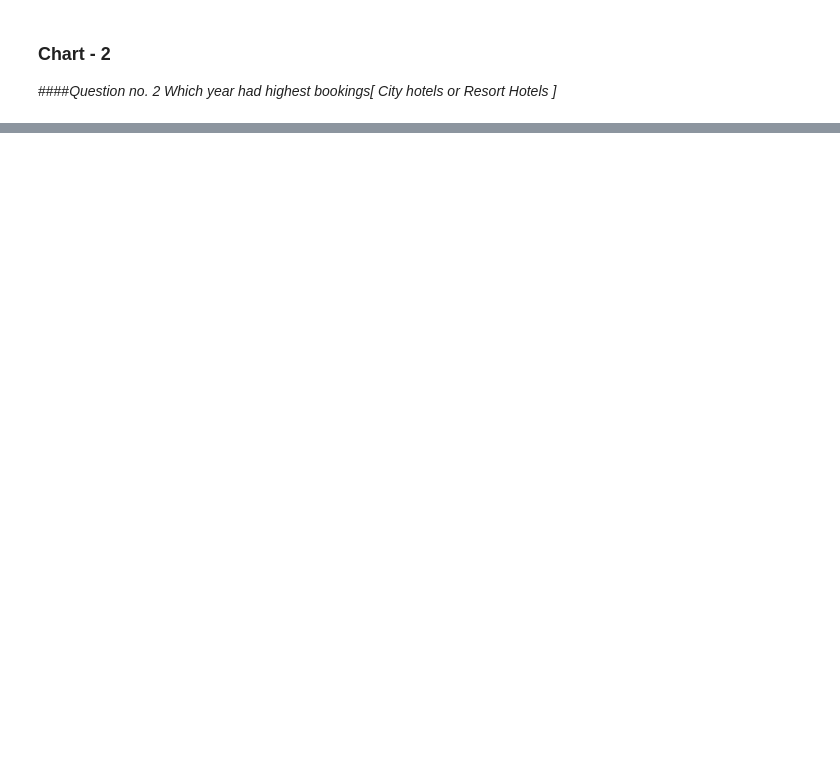
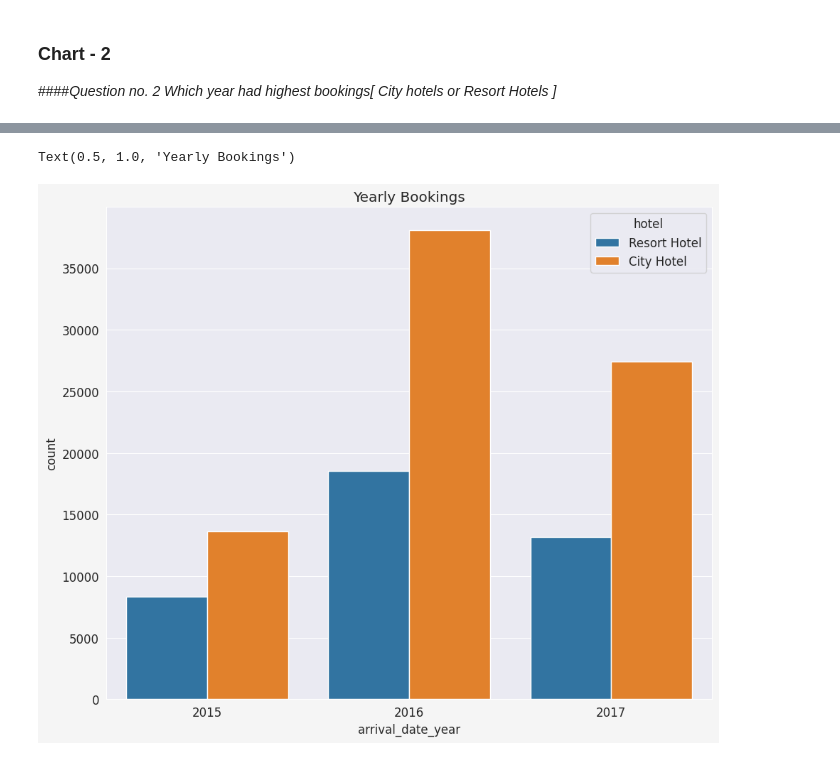
Before and after one commit to vaishnaviPatil1111/Python, a Jupyter notebook: EDA_Hotel_Booking_Project.ipynb, the cells around one changed output, grey strips where cells are left out. Cells and saved outputs as stored; diff of their text form; code cells hidden in the pictures; blank space fills up the shorter version.

```diff
--- a/EDA_Hotel_Booking_Project.ipynb
+++ b/EDA_Hotel_Booking_Project.ipynb
@@ -440,0 +454,10 @@ plt.show()
+# %%
+# Chart - 2 visualization code(highest bookings)
+sns.set_style('darkgrid')
+matplotlib.rcParams['font.size'] = 12
+matplotlib.rcParams['figure.figsize'] = (11, 9)
+matplotlib.rcParams['figure.facecolor'] = '#F5F5F5'
+sns.countplot (x= 'arrival_date_year', data= df1, hue= 'hotel').set_title ('Yearly Bookings')
+# %% [output]
+Text(0.5, 1.0, 'Yearly Bookings')
+[figure, added]
```
Also changed, not shown: parts of 3 cells of this notebook.
